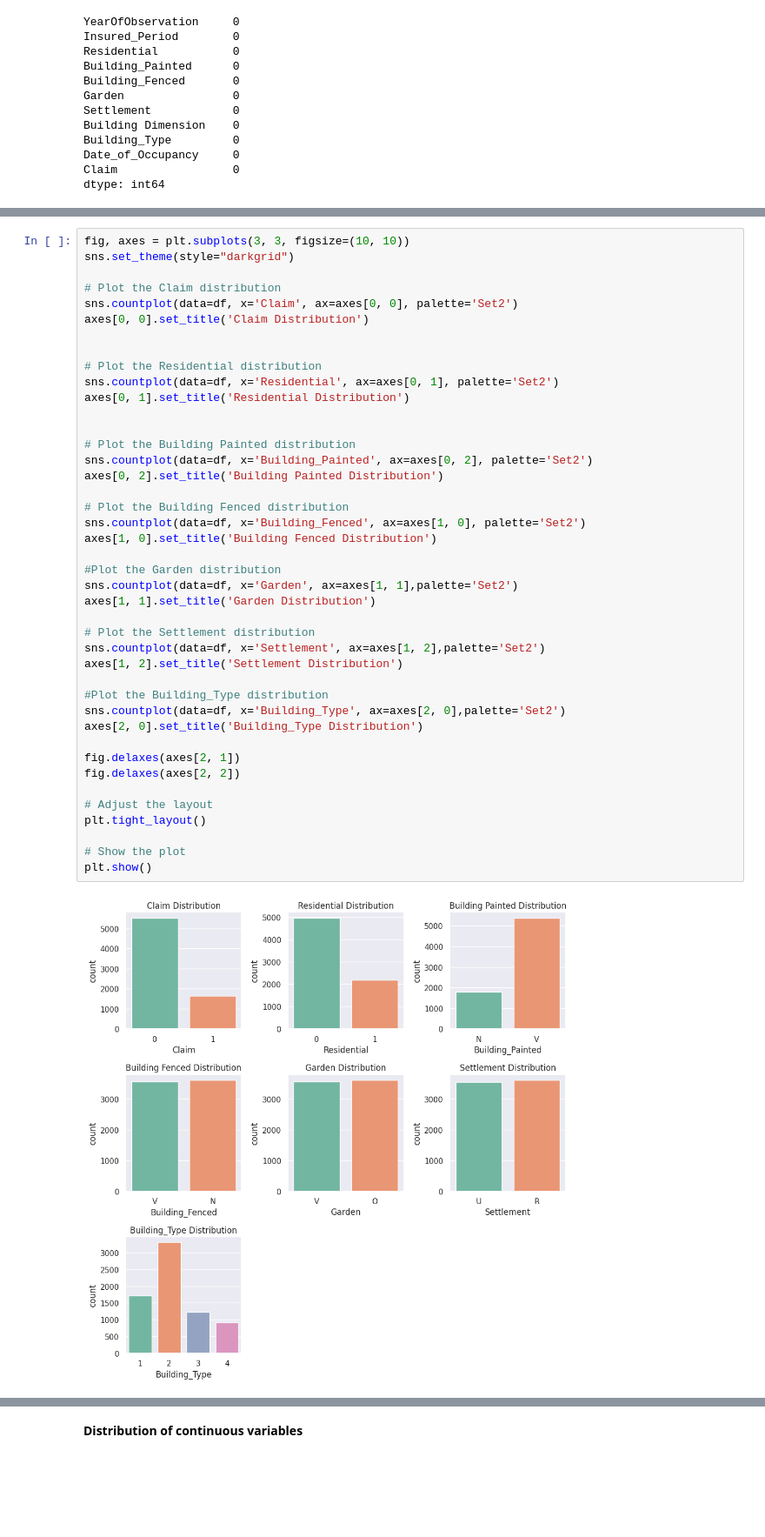
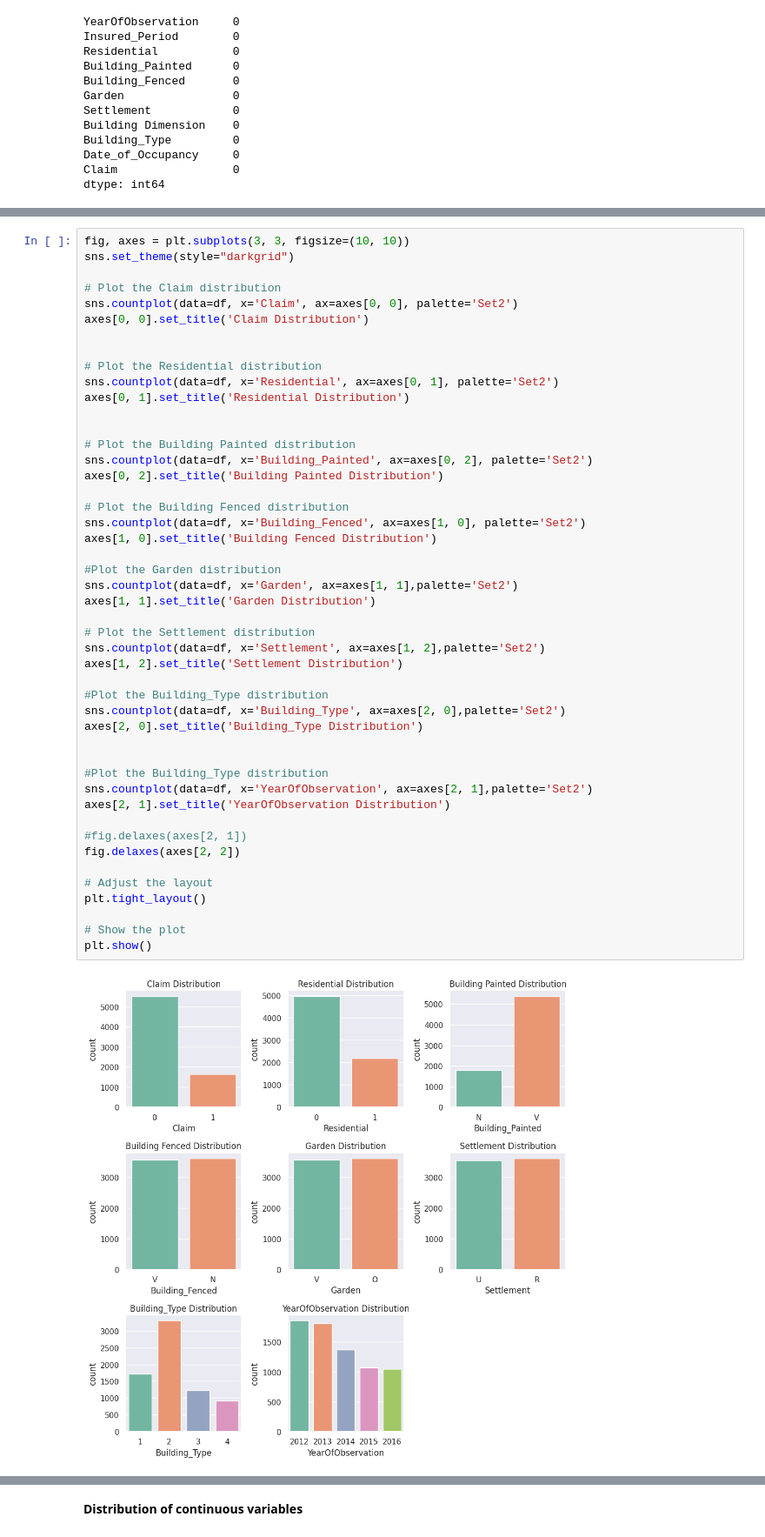
Before and after one commit to Denniskag/Python-Assignment, a Jupyter notebook: ML_Assignment_3.ipynb, the cells around one changed output, grey strips where cells are left out. Shown at 87% size. Saved outputs shown, nothing was run; the diff lists cells and outputs as text; blank space fills up the shorter version.

```diff
--- a/ML_Assignment_3.ipynb
+++ b/ML_Assignment_3.ipynb
@@ -251,35 +260,40 @@ axes[0, 1].set_title('Residential Distribution')
 
 
 # Plot the Building Painted distribution
 sns.countplot(data=df, x='Building_Painted', ax=axes[0, 2], palette='Set2')
 axes[0, 2].set_title('Building Painted Distribution')
 
 # Plot the Building Fenced distribution
 sns.countplot(data=df, x='Building_Fenced', ax=axes[1, 0], palette='Set2')
 axes[1, 0].set_title('Building Fenced Distribution')
 
 #Plot the Garden distribution
 sns.countplot(data=df, x='Garden', ax=axes[1, 1],palette='Set2')
 axes[1, 1].set_title('Garden Distribution')
 
 # Plot the Settlement distribution
 sns.countplot(data=df, x='Settlement', ax=axes[1, 2],palette='Set2')
 axes[1, 2].set_title('Settlement Distribution')
 
 #Plot the Building_Type distribution
 sns.countplot(data=df, x='Building_Type', ax=axes[2, 0],palette='Set2')
 axes[2, 0].set_title('Building_Type Distribution')
 
-fig.delaxes(axes[2, 1])
+
+#Plot the Building_Type distribution
+sns.countplot(data=df, x='YearOfObservation', ax=axes[2, 1],palette='Set2')
+axes[2, 1].set_title('YearOfObservation Distribution')
+
+#fig.delaxes(axes[2, 1])
 fig.delaxes(axes[2, 2])
 
 # Adjust the layout
 plt.tight_layout()
 
 # Show the plot
 plt.show()
 # %% [output]
-[figure, old version]
+[figure, new version]
 # %% [markdown]
 From here, we can notice that
 1. The target variable Claim is imbalanced
```
Also changed, not shown: parts of 113 cells of this notebook.
